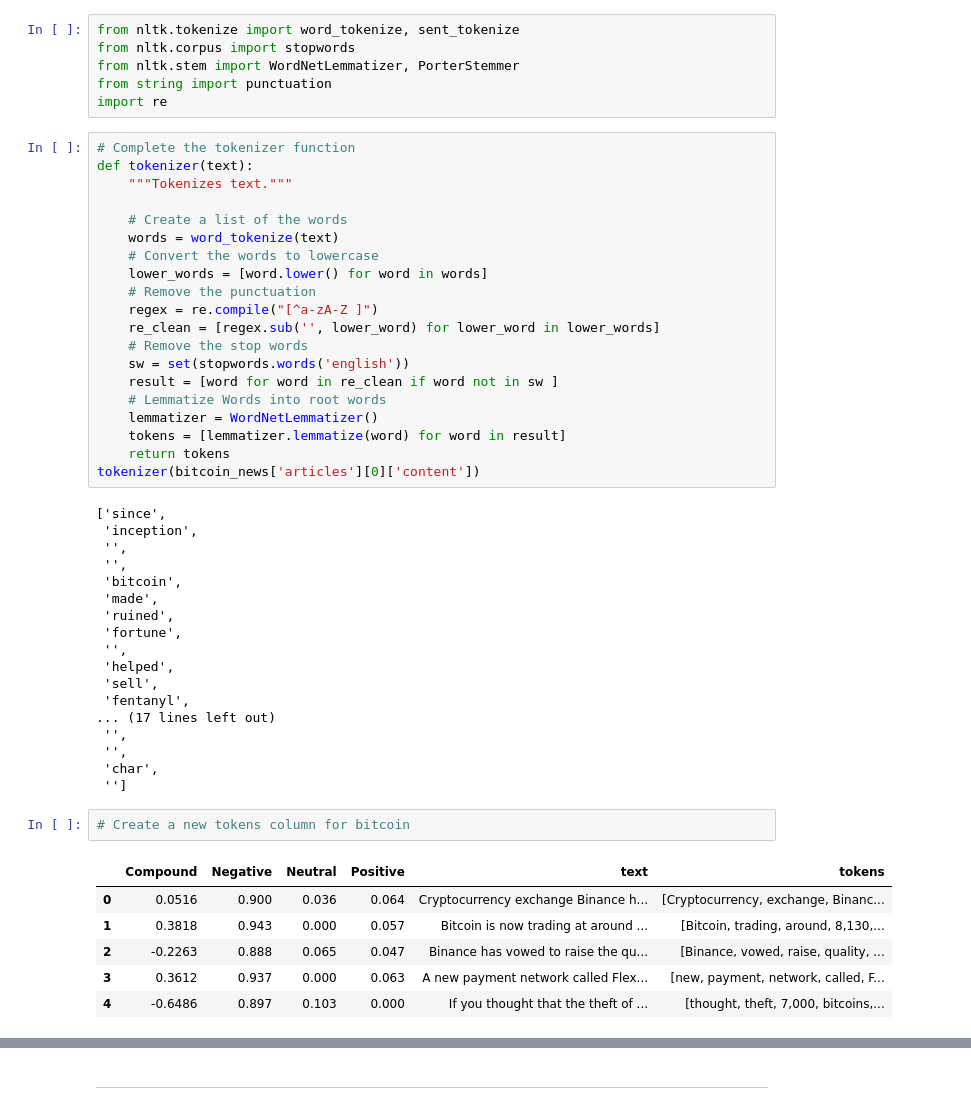
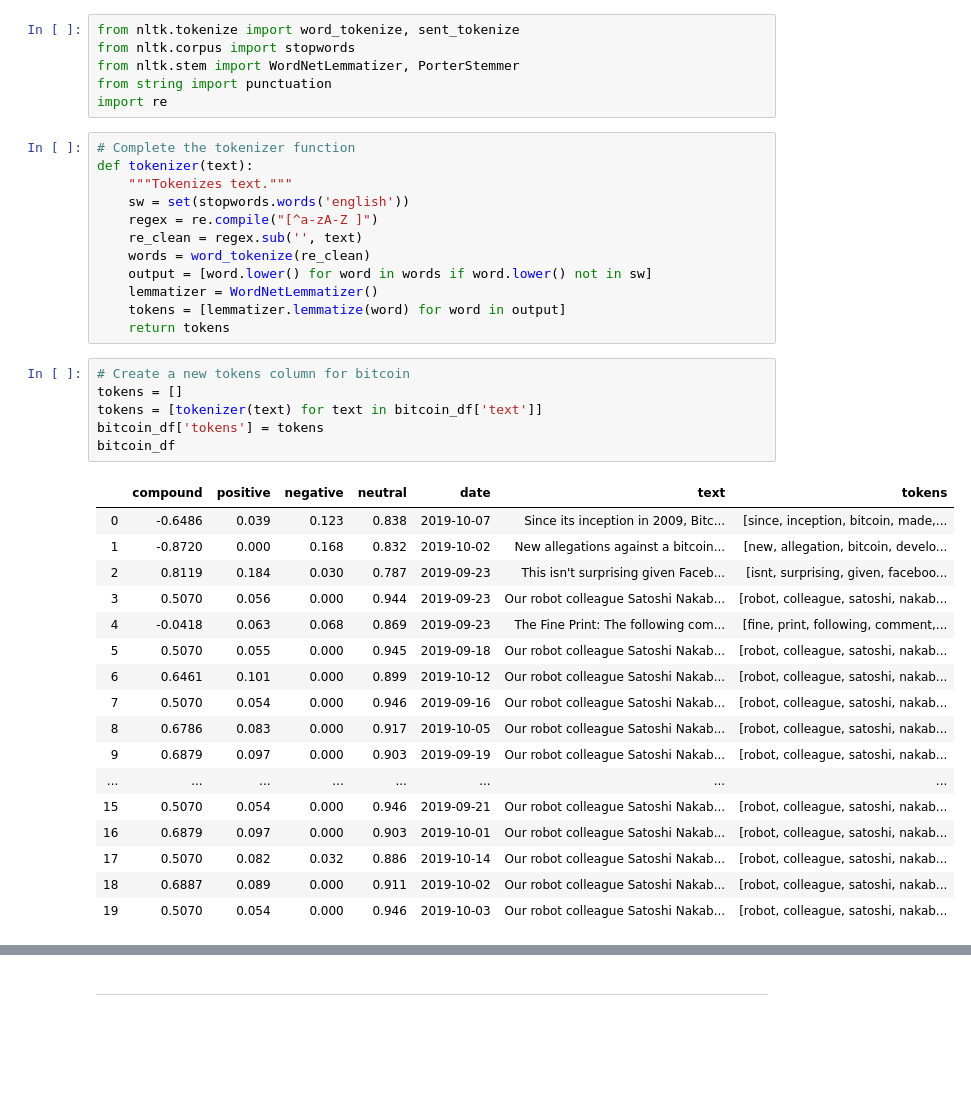
Before and after one commit to joshmiller32/Cryptocurrency_Sentiment_Analysis, a Jupyter notebook: crypto_sentiment.ipynb, the cells around one changed output, grey strips where cells are left out. Drawn from its saved outputs; the diff is of its cells as text; blank space fills up the shorter version.

```diff
--- a/crypto_sentiment.ipynb
+++ b/crypto_sentiment.ipynb
@@ -172,48 +172,37 @@ import re
 # Complete the tokenizer function
 def tokenizer(text):
     """Tokenizes text."""
-
-    # Create a list of the words
-    words = word_tokenize(text)
-    # Convert the words to lowercase
-    lower_words = [word.lower() for word in words]
-    # Remove the punctuation
+    sw = set(stopwords.words('english'))
     regex = re.compile("[^a-zA-Z ]")
-    re_clean = [regex.sub('', lower_word) for lower_word in lower_words]
-    # Remove the stop words
-    sw = set(stopwords.words('english'))
-    result = [word for word in re_clean if word not in sw ]
-    # Lemmatize Words into root words
+    re_clean = regex.sub('', text)
+    words = word_tokenize(re_clean)
+    output = [word.lower() for word in words if word.lower() not in sw]
     lemmatizer = WordNetLemmatizer()
-    tokens = [lemmatizer.lemmatize(word) for word in result]
+    tokens = [lemmatizer.lemmatize(word) for word in output]
     return tokens
-tokenizer(bitcoin_news['articles'][0]['content'])
-# %% [output]
-['since',
- 'inception',
- '',
- '',
- 'bitcoin',
- 'made',
- 'ruined',
- 'fortune',
- '',
- 'helped',
- 'sell',
- 'fentanyl',
-... (17 lines left out)
- '',
- '',
- 'char',
- '']
 # %%
 # Create a new tokens column for bitcoin
+tokens = []
+tokens = [tokenizer(text) for text in bitcoin_df['text']]
+bitcoin_df['tokens'] = tokens
+bitcoin_df
 # %% [output]
-|  | Compound | Negative | Neutral | Positive | text | tokens |
-| 0 | 0.0516 | 0.900 | 0.036 | 0.064 | Cryptocurrency exchange Binance h... | [Cryptocurrency, exchange, Binanc... |
-| 1 | 0.3818 | 0.943 | 0.000 | 0.057 | Bitcoin is now trading at around ... | [Bitcoin, trading, around, 8,130,... |
-| 2 | -0.2263 | 0.888 | 0.065 | 0.047 | Binance has vowed to raise the qu... | [Binance, vowed, raise, quality, ... |
-| 3 | 0.3612 | 0.937 | 0.000 | 0.063 | A new payment network called Flex... | [new, payment, network, called, F... |
-| 4 | -0.6486 | 0.897 | 0.103 | 0.000 | If you thought that the theft of ... | [thought, theft, 7,000, bitcoins,... |
+|  | compound | positive | negative | neutral | date | text | tokens |
+| 0 | -0.6486 | 0.039 | 0.123 | 0.838 | 2019-10-07 | Since its inception in 2009, Bitc... | [since, inception, bitcoin, made,... |
+| 1 | -0.8720 | 0.000 | 0.168 | 0.832 | 2019-10-02 | New allegations against a bitcoin... | [new, allegation, bitcoin, develo... |
+| 2 | 0.8119 | 0.184 | 0.030 | 0.787 | 2019-09-23 | This isn't surprising given Faceb... | [isnt, surprising, given, faceboo... |
+| 3 | 0.5070 | 0.056 | 0.000 | 0.944 | 2019-09-23 | Our robot colleague Satoshi Nakab... | [robot, colleague, satoshi, nakab... |
+| 4 | -0.0418 | 0.063 | 0.068 | 0.869 | 2019-09-23 | The Fine Print: The following com... | [fine, print, following, comment,... |
+| 5 | 0.5070 | 0.055 | 0.000 | 0.945 | 2019-09-18 | Our robot colleague Satoshi Nakab... | [robot, colleague, satoshi, nakab... |
+| 6 | 0.6461 | 0.101 | 0.000 | 0.899 | 2019-10-12 | Our robot colleague Satoshi Nakab... | [robot, colleague, satoshi, nakab... |
+| 7 | 0.5070 | 0.054 | 0.000 | 0.946 | 2019-09-16 | Our robot colleague Satoshi Nakab... | [robot, colleague, satoshi, nakab... |
+| 8 | 0.6786 | 0.083 | 0.000 | 0.917 | 2019-10-05 | Our robot colleague Satoshi Nakab... | [robot, colleague, satoshi, nakab... |
+| 9 | 0.6879 | 0.097 | 0.000 | 0.903 | 2019-09-19 | Our robot colleague Satoshi Nakab... | [robot, colleague, satoshi, nakab... |
+| ... | ... | ... | ... | ... | ... | ... | ... |
+| 15 | 0.5070 | 0.054 | 0.000 | 0.946 | 2019-09-21 | Our robot colleague Satoshi Nakab... | [robot, colleague, satoshi, nakab... |
+| 16 | 0.6879 | 0.097 | 0.000 | 0.903 | 2019-10-01 | Our robot colleague Satoshi Nakab... | [robot, colleague, satoshi, nakab... |
+| 17 | 0.5070 | 0.082 | 0.032 | 0.886 | 2019-10-14 | Our robot colleague Satoshi Nakab... | [robot, colleague, satoshi, nakab... |
+| 18 | 0.6887 | 0.089 | 0.000 | 0.911 | 2019-10-02 | Our robot colleague Satoshi Nakab... | [robot, colleague, satoshi, nakab... |
+| 19 | 0.5070 | 0.054 | 0.000 | 0.946 | 2019-10-03 | Our robot colleague Satoshi Nakab... | [robot, colleague, satoshi, nakab... |
 # %%
 # Create a new tokens column for ethereum
```
Also changed, not shown: parts of 3 cells of this notebook.
